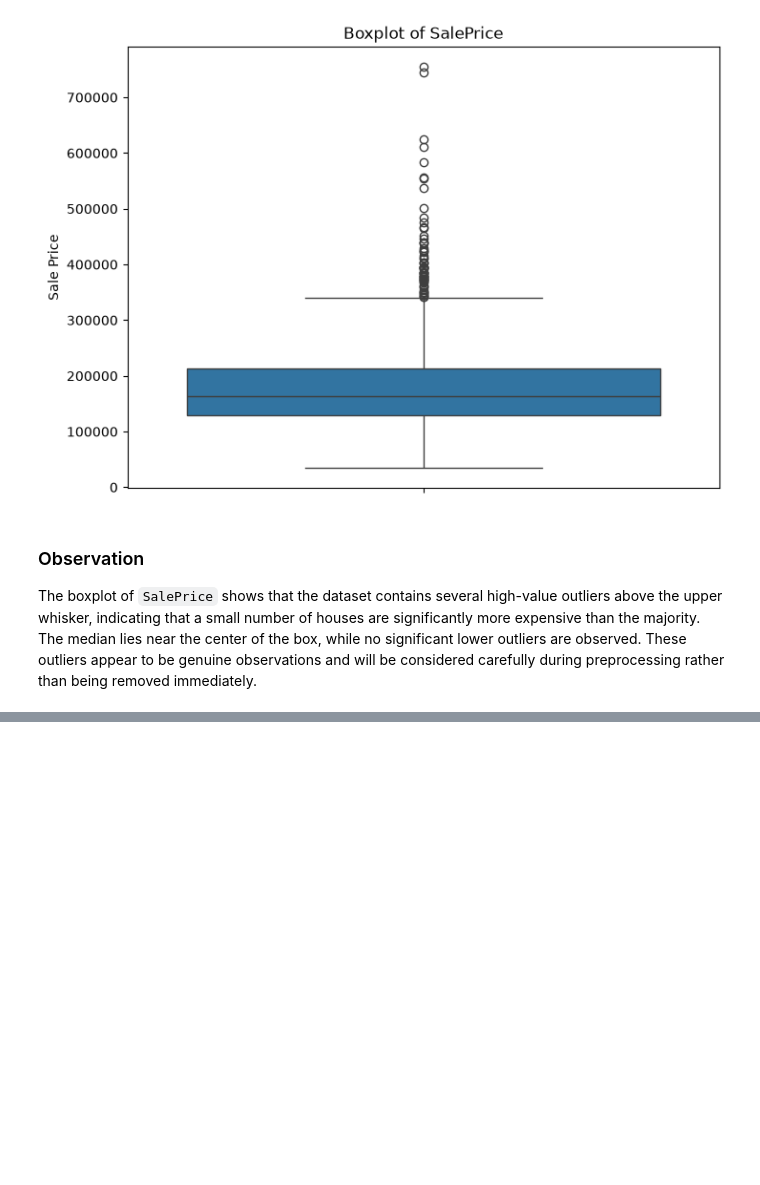
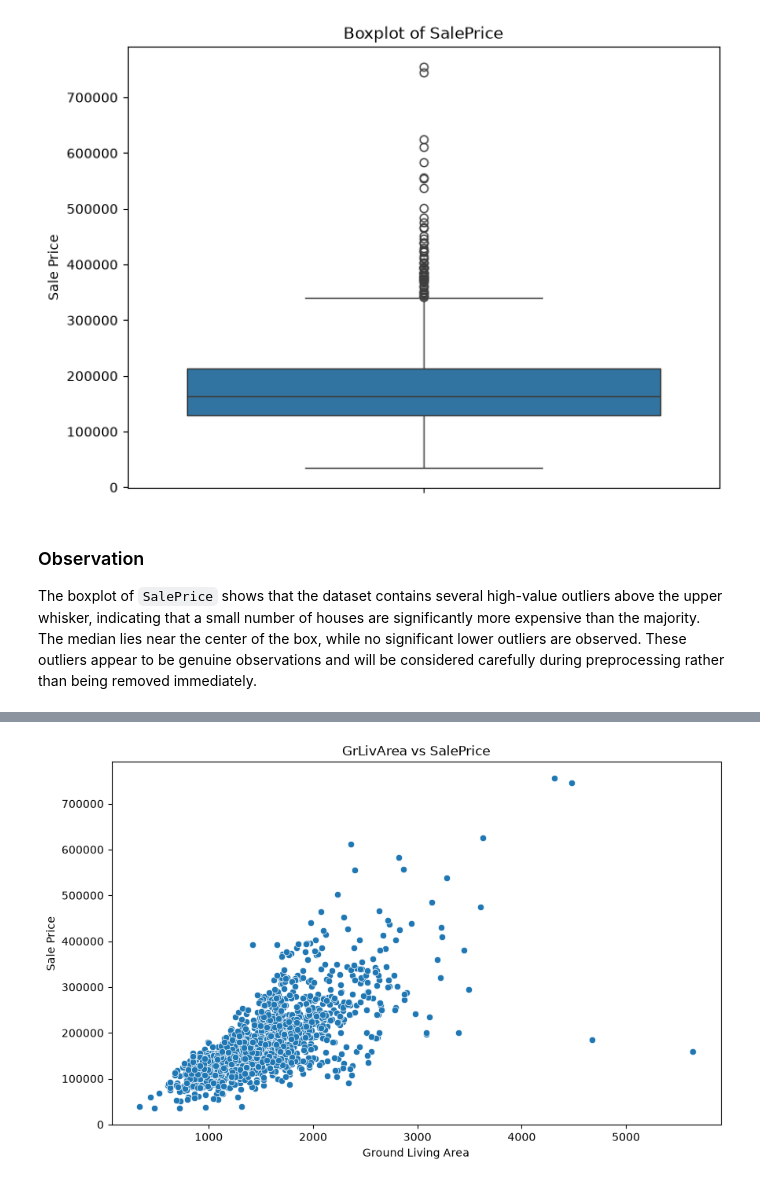
Before and after one commit to Soban-Creator/house-price-prediction, a Jupyter notebook: notebooks/01_eda.ipynb, the cells around one changed output, grey strips where cells are left out. Cells and saved outputs as stored; diff of their text form; code cells hidden in the pictures; blank space fills up the shorter version.

```diff
--- a/notebooks/01_eda.ipynb
+++ b/notebooks/01_eda.ipynb
@@ -368,0 +467,15 @@ The boxplot of `SalePrice` shows that the dataset contains several high-value ou
+# %%
+plt.figure(figsize=(10, 6))
+
+sns.scatterplot(
+    x=df["GrLivArea"],
+    y=df["SalePrice"]
+)
+
+plt.title("GrLivArea vs SalePrice")
+plt.xlabel("Ground Living Area")
+plt.ylabel("Sale Price")
+
+plt.show()
+# %% [output]
+[figure, added]
```
Also changed, not shown: parts of 18 cells of this notebook.
